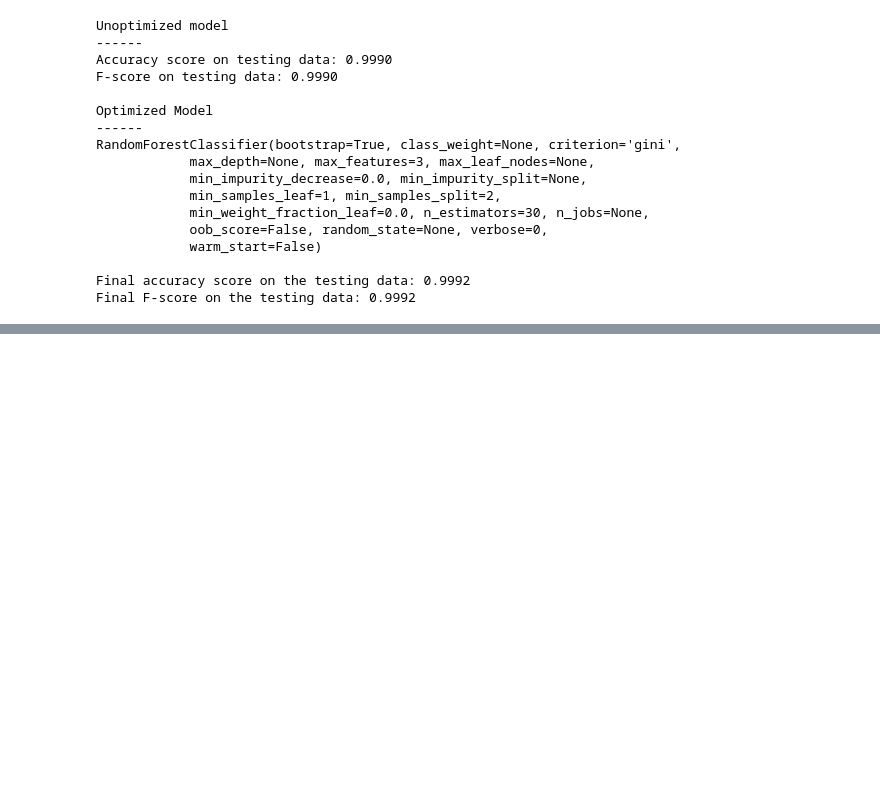
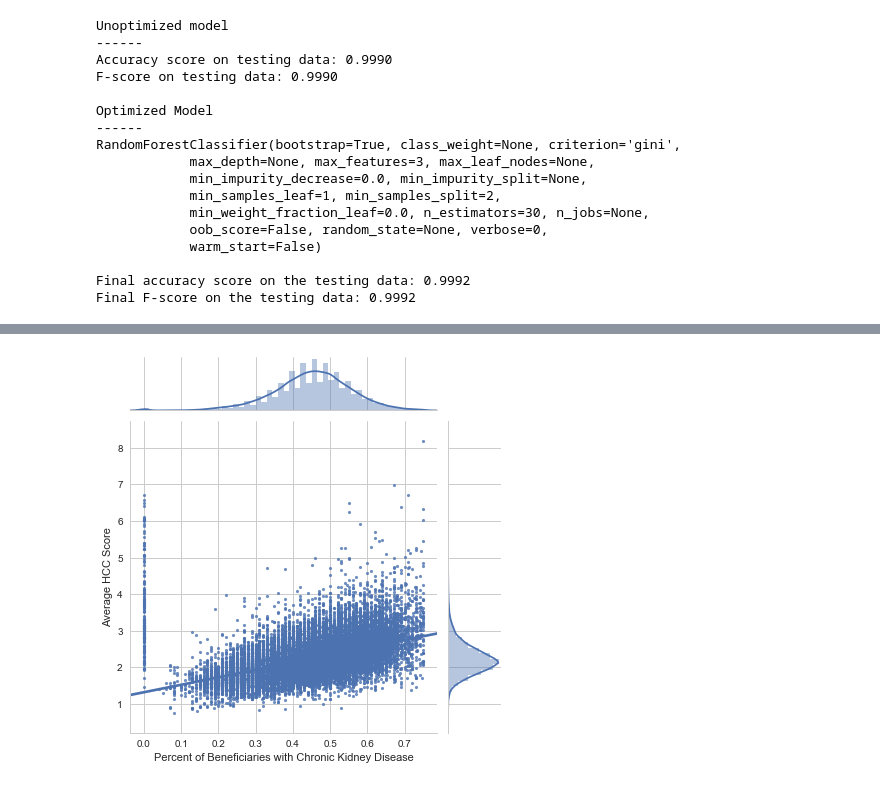
Before and after one commit to ekginn2/ML-Final-Project, a Jupyter notebook: Medicare HHA.ipynb, the cells around one changed output, grey strips where cells are left out. Drawn from its saved outputs; the diff is of its cells as text; code cells hidden in the pictures; blank space fills up the shorter version.

```diff
--- a/Medicare HHA.ipynb
+++ b/Medicare HHA.ipynb
@@ -358,0 +401,14 @@ Final F-score on the testing data: 0.9992
+# %%
+#Create a new dataframe containing only % kidney disease and avg HCC score columns to visualize their co-relations
+kidney_vs_hcc = cleaner_hha_df[[' Percent of Beneficiaries with Chronic Kidney Disease ', 'Average HCC Score']]
+
+#Initialize a joint-grid with the dataframe, using seaborn library
+kidneyGrid = sns.JointGrid(x=" Percent of Beneficiaries with Chronic Kidney Disease ", y="Average HCC Score", data=kidney_vs_hcc, size=6)
+
+#Draws a regression plot in the grid
+kidneyGrid = kidneyGrid.plot_joint(sns.regplot, scatter_kws={"s": 10})
+
+#Draws a distribution plot in the same grid
+kidneyGrid = kidneyGrid.plot_marginals(sns.distplot)
+# %% [output]
+[figure, added]
```
Also changed, not shown: parts of 7 cells of this notebook.
